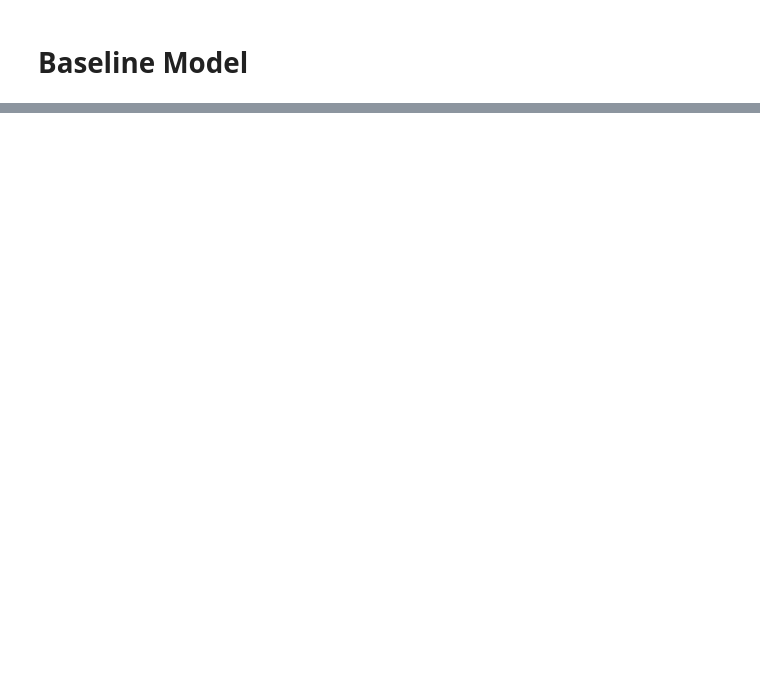
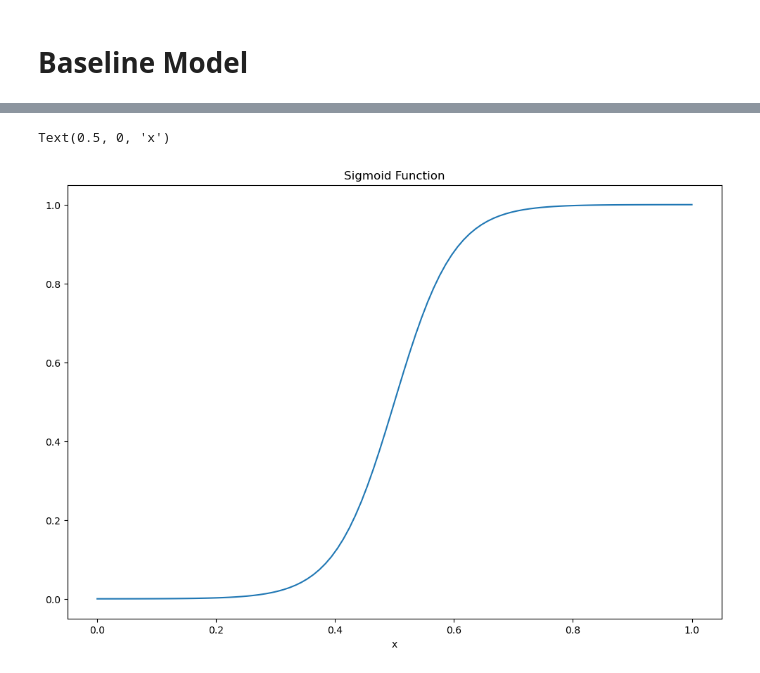
Before and after one commit to LeonardoDiCaterina/Machine_Learning_G19, a Jupyter notebook: Notebooks/Baseline_Model.ipynb, the cells around one changed output, grey strips where cells are left out. Saved outputs shown, nothing was run; the diff lists cells and outputs as text; code cells hidden in the pictures; blank space fills up the shorter version.

```diff
--- a/Notebooks/Baseline_Model.ipynb
+++ b/Notebooks/Baseline_Model.ipynb
@@ -207,0 +171,13 @@ IndentationError: unexpected indent (872194366.py, line 16)
+# %%
+def sigmoid(x, a=20):
+    return 1 / (1 + np.exp(-a * (x - 0.5)))
+
+plt.figure(figsize=(12, 8))
+x = np.linspace(0, 1, 100)
+y = sigmoid(x)
+plt.plot(x, y)
+plt.title('Sigmoid Function')
+plt.xlabel('x')
+# %% [output]
+Text(0.5, 0, 'x')
+[figure, added]
```
Also changed, not shown: parts of 55 cells of this notebook, 1 other file.
